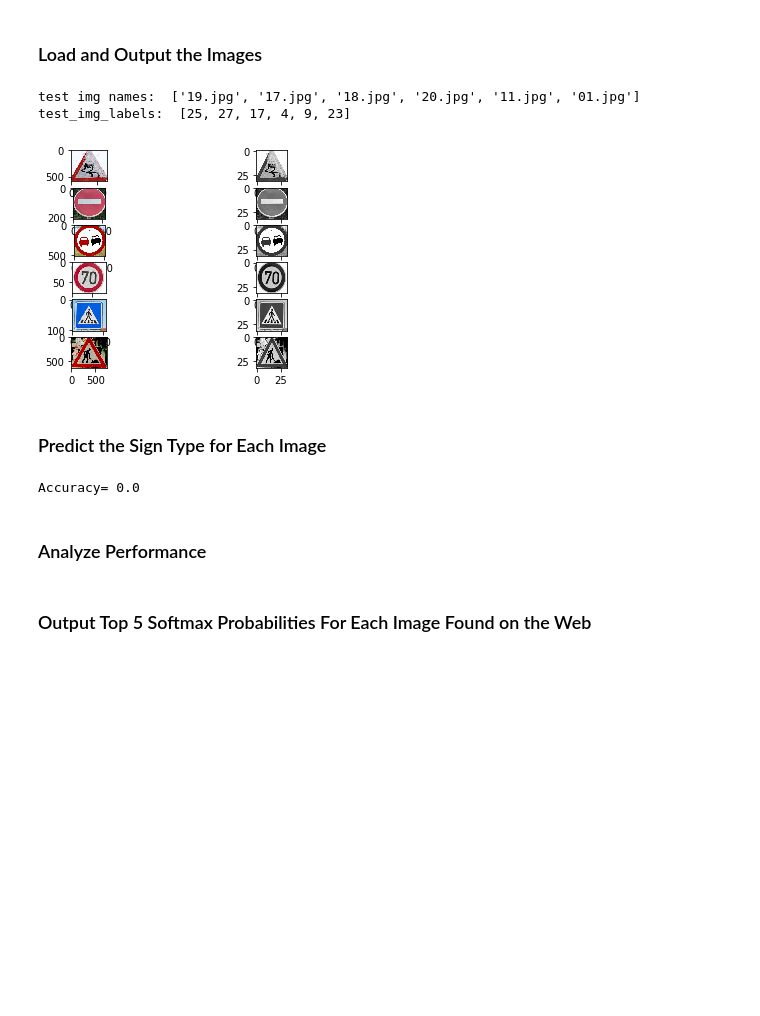
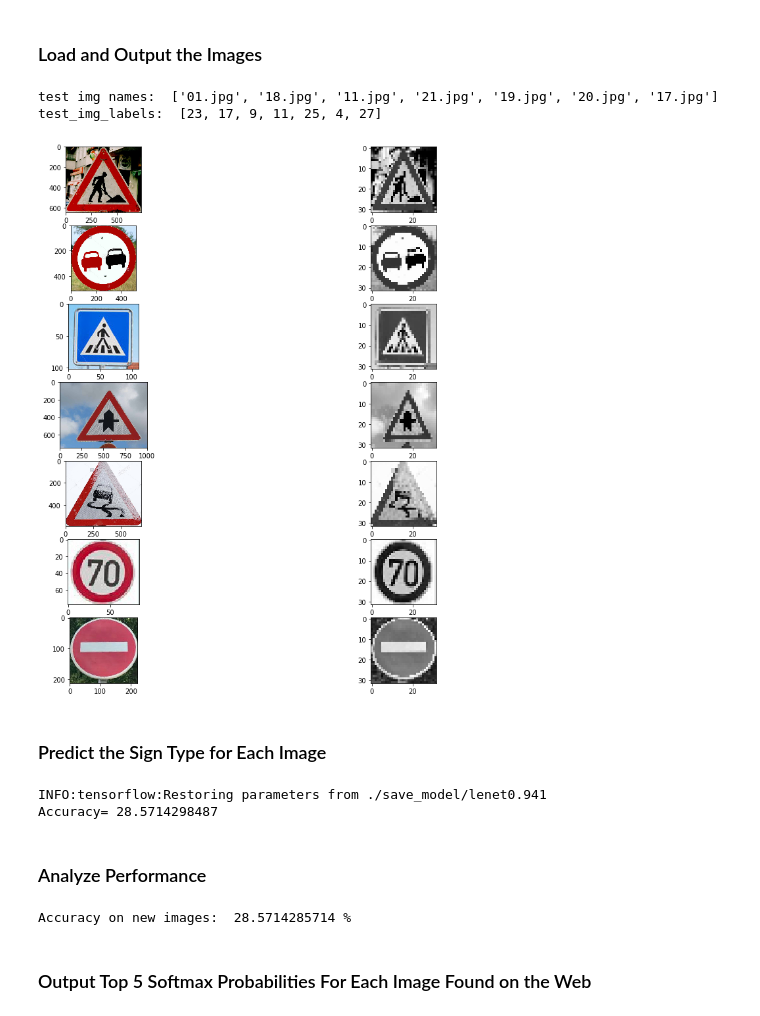
Before and after one commit to aloksh85/CarND-Traffic-Sign-Classifier-Project, a Jupyter notebook: Traffic_Sign_Classifier.ipynb, the cells around one changed output. Cells and saved outputs as stored; diff of their text form; code cells hidden in the pictures; blank space fills up the shorter version.

```diff
--- a/Traffic_Sign_Classifier.ipynb
+++ b/Traffic_Sign_Classifier.ipynb
@@ -214,9 +220,7 @@ x test gray shape (12630, 32, 32, 1)
 import tensorflow as tf
 from  sklearn.utils import shuffle
 
-# X_train_norm,y_train = shuffle(X_train_norm,y_train)
-
-EPOCHS = 70
+EPOCHS = 200
 BATCH_SIZE = 128
 # %%
 x = tf.placeholder(tf.float32,shape=(None,32,32,1))
@@ -226,7 +230,7 @@ keep_prob = tf.placeholder(tf.float32)
 # %%
 from tensorflow.contrib.layers import flatten
 
-def lenet(x,keep_prob):
+def lenet(x,keep_prob,plot_featuremap=False):
     mu = 0.0
     sigma = 0.1
 
@@ -234,10 +238,7 @@ def lenet(x,keep_prob):
     conv1_w = tf.Variable(tf.truncated_normal([5,5,1,6],mu,sigma))
     conv1_b = tf.Variable(tf.zeros(6))
     conv1 = tf.nn.conv2d(x,conv1_w,strides=(1,1,1,1),padding='VALID')+conv1_b
-
-#   Activation
     conv1 = tf.nn.relu(conv1)
-
 #   MAX POOL
     mp1 = tf.nn.max_pool(conv1,ksize=[1,2,2,1],strides=([1,2,2,1]),padding='VALID')
 #   convolution layer 2
@@ -245,31 +246,31 @@ def lenet(x,keep_prob):
     conv2_b = tf.Variable(tf.zeros(16))
     conv2 = tf.nn.conv2d(mp1,conv2_w,strides=[1,1,1,1],padding='VALID')+conv2_b
     conv2 = tf.nn.relu(conv2)
+    #MAX POOL
     conv2 = tf.nn.max_pool(conv2,ksize=[1,2,2,1],strides=[1,2,2,1],padding='VALID')
-
 #   Add two fully connected layers
     fc0 = flatten(conv2)
-
+    #Fully connected 1
     fc1_W = tf.Variable(tf.truncated_normal((400,120),mu,sigma))
     fc1_b = tf.Variable(tf.zeros(120))
     fc1 = tf.add(tf.matmul(fc0,fc1_W),fc1_b)
     fc1 = tf.nn.relu(fc1)
     fc1 = tf.nn.dropout(fc1,keep_prob)
 
-
+    #Fully Connected 2
     fc2_W = tf.Variable(tf.truncated_normal((120,84),mu,sigma))
     fc2_b = tf.Variable(tf.zeros(84))
     fc2 = tf.add(tf.matmul(fc1,fc2_W),fc2_b)
     fc2 = tf.nn.relu(fc2)
     fc2 = tf.nn.dropout(fc2,keep_prob)
 
+    #Fully connected 3
     fc3_W = tf.Variable(tf.truncated_normal((84,43),mu,sigma))
     fc3_b = tf.Variable(tf.zeros(43))
     fc3 = tf.add(tf.matmul(fc2,fc3_W),fc3_b)
-
     logits = tf.nn.relu(fc3)
 
-    return logits
+    return logits,conv1,conv2,conv1_w,conv2_w
 # %% [markdown]
 ### Train, Validate and Test the Model
 # %% [markdown]
@@ -282,7 +283,7 @@ sets imply underfitting. A high accuracy on the training set but low accuracy on
 ### the accuracy on the test set should be calculated and reported as well.
 ### Feel free to use as many code cells as needed.
 rate = 0.001
-logits = lenet(x,keep_prob)
+logits,conv1,conv2,c1w,c2w = lenet(x,keep_prob)
 cross_entropy = tf.nn.softmax_cross_entropy_with_logits(logits=logits,labels=one_hot_y)
 loss_operation = tf.reduce_mean(cross_entropy)
 optimizer = tf.train.AdamOptimizer(learning_rate = rate)
@@ -290,7 +291,7 @@ training_operation = optimizer.minimize(loss_operation)
 
 correct_prediction = tf.equal(tf.argmax(logits,1),tf.argmax(one_hot_y,1))
 accuracy_operation = tf.reduce_mean(tf.cast(correct_prediction,tf.float32))
-saver = tf.train.Saver()
+
 
 def evaluate(X_data,y_data,bsize=BATCH_SIZE):
 
@@ -325,20 +326,23 @@ if train_needed:
             for offset in range(0,num_examples,BATCH_SIZE):
                 end = offset+BATCH_SIZE
                 batch_x,batch_y = X_train_grayscale[offset:end],y_train[offset:end]
-                sess.run(training_operation,feed_dict={x:batch_x,y:batch_y,keep_prob:0.85})
+                sess.run(training_operation,feed_dict={x:batch_x,y:batch_y,keep_prob:0.75})
 
-            train_loss,training_accuracy = evaluate(X_train_grayscale,y_train)
+#             train_loss,training_accuracy = evaluate(X_train_grayscale,y_train)
             loss_valid, Validation_accuracy = evaluate(X_valid_grayscale,y_valid)
             print("EPOCH {} ...".format(i+1))
-            print("Validation Accuracy = {:.3f}, loss = {:.3f}".format(Validation_accuracy,loss_valid))
-            print("Training Accuracy = {:.3f}, loss = {:.3f}".format(training_accuracy,train_loss))
+            print("Validation Accuracy = {:.3f}, loss = {:.3f}".format(Validation_accuracy*100,loss_valid))
+#             print("Training Accuracy = {:.3f}, loss = {:.3f}".format(training_accuracy,train_loss))
 
             save_model = (Validation_accuracy > 0.935) and Validation_accuracy > max_accuracy and i > 25
             save_file='lenet'+str(np.round(Validation_accuracy,3))
             if save_model:
+#                 loss,test_accuracy = evaluate(X_test_grayscale,y_test)
+#                 print('Test Accuracy: {}, loss: {}'.format(test_accuracy,loss))
                 max_accuracy = Validation_accuracy
+                saver = tf.train.Saver()
                 saver.save(sess, './save_model/'+save_file)
-                print("Model saved")
+                print("Validation Accuracy exceeded 93.5%. Model saved. Will stop now")
                 break;
 # %% [output]
 Start model training
@@ -386,39 +393,39 @@ You may find `signnames.csv` useful as it contains mappings from the class id (i
 import os
 import cv2
 import numpy as np
 import matplotlib.pyplot as plt
 %matplotlib inline
 
 img_path ='./test_images/in_train_set/'
 img_files = [f for f in os.listdir(img_path) if os.path.isfile(os.path.join(img_path,f))]
-new_img_dict={'19.jpg':25,'17.jpg':27,'18.jpg':17,'11.jpg':9,'01.jpg':23,'20.jpg':4}
+new_img_dict={'19.jpg':25,'17.jpg':27,'18.jpg':17,'11.jpg':9,'01.jpg':23,'20.jpg':4,'21.jpg':11}
 y_new_img=[0]*len(img_files)
 
 test_img_arr = np.ndarray(shape=(len(img_files),32,32),dtype=np.float64)
 test_img_resized = np.ndarray(shape=(len(img_files),32,32),dtype=np.float64)
 
 for i in range(len(img_files)):
     y_new_img[i] = new_img_dict[img_files[i]]
     img = cv2.cvtColor(cv2.imread(os.path.join(img_path,img_files[i])),cv2.COLOR_BGR2RGB)
     img_gray = cv2.cvtColor(img.astype(np.float32), cv2.COLOR_RGB2GRAY)
     test_img_resized[i] = cv2.resize(img_gray,(32,32))
     test_img_arr[i] = (test_img_resized[i].astype(np.float32))
 
 print ("test img names: ",img_files)
 print("test_img_labels: ",y_new_img)
 
-f,axarr = plt.subplots(len(img_files),2)
+f,axarr = plt.subplots(len(img_files),2,figsize=(15,15))
 
 count = 0
 for i in range(len(img_files)):
         axarr[i,0].imshow(cv2.cvtColor(cv2.imread(os.path.join(img_path,img_files[i])),cv2.COLOR_BGR2RGB))
         axarr[i,1].imshow(test_img_arr[count],'gray')
         count+=1
-test_img_arr = test_img_arr.reshape(len(img_files),32,32,1)
+f.savefig('NewImgs.png')
 # %% [output]
-test img names:  ['19.jpg', '17.jpg', '18.jpg', '20.jpg', '11.jpg', '01.jpg']
-test_img_labels:  [25, 27, 17, 4, 9, 23]
+test img names:  ['01.jpg', '18.jpg', '11.jpg', '21.jpg', '19.jpg', '20.jpg', '17.jpg']
+test_img_labels:  [23, 17, 9, 11, 25, 4, 27]
-[figure, old version]
+[figure, new version]
 # %% [markdown]
 ### Predict the Sign Type for Each Image
 # %%
@@ -429,22 +436,25 @@ test_img_labels:  [25, 27, 17, 4, 9, 23]
 softmax_activation = tf.nn.softmax(logits)
 top_k_predictions = tf.nn.top_k(softmax_activation,k=5)
 n_new_test_samples = len(test_img_arr)
-
-save_file = './save_model/lenet0.936' #
+saver = tf.train.Saver()
+save_file = './save_model/lenet0.941' #
+test_img_arr = test_img_arr.reshape(len(img_files),32,32,1)
 with tf.Session() as sess:
     sess.run(tf.global_variables_initializer())
-#     saver.restore(sess,save_file)
-    print("Accuracy=",evaluate(test_img_arr,y_new_img)[1])
-    correct_predictions = sess.run(correct_prediction,feed_dict={x:test_img_arr,y:y_new_img,keep_prob:1.0})
+    saver.restore(sess,save_file)
+    print("Accuracy=",evaluate(test_img_arr,y_new_img)[1]*100)
+    correct_predictions, softmax_activation = sess.run([correct_prediction, softmax_activation],
+                                                       feed_dict={x:test_img_arr,y:y_new_img,keep_prob:1.0})
     top_class_predictions = sess.run(top_k_predictions,feed_dict={x:test_img_arr,keep_prob:1.0})
 # %% [output]
-Accuracy= 0.0
+INFO:tensorflow:Restoring parameters from ./save_model/lenet0.941
+Accuracy= 28.5714298487
 # %% [markdown]
 ### Analyze Performance
 # %%
-# accuracy = np.mean(np.array(predictions[0].indices[:,0] == y_new_img).astype(dtype=int))
-print("correct prediction on new images: ", correct_predictions)
 print("Accuracy on new images: ",np.mean(correct_predictions.astype(dtype=int))*100,"%")
+# %% [output]
+Accuracy on new images:  28.5714285714 %
 # %% [markdown]
 ### Output Top 5 Softmax Probabilities For Each Image Found on the Web
 # %% [markdown]
```
Also changed, not shown: parts of 12 cells of this notebook, 33 other files.
